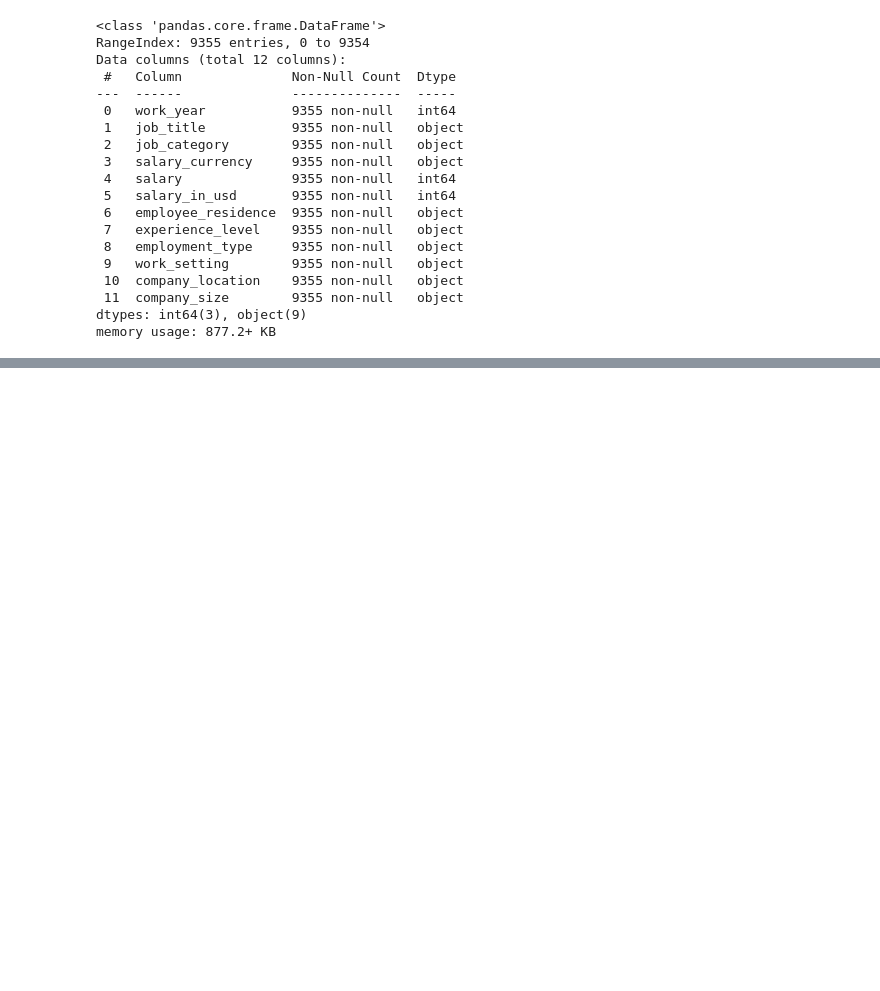
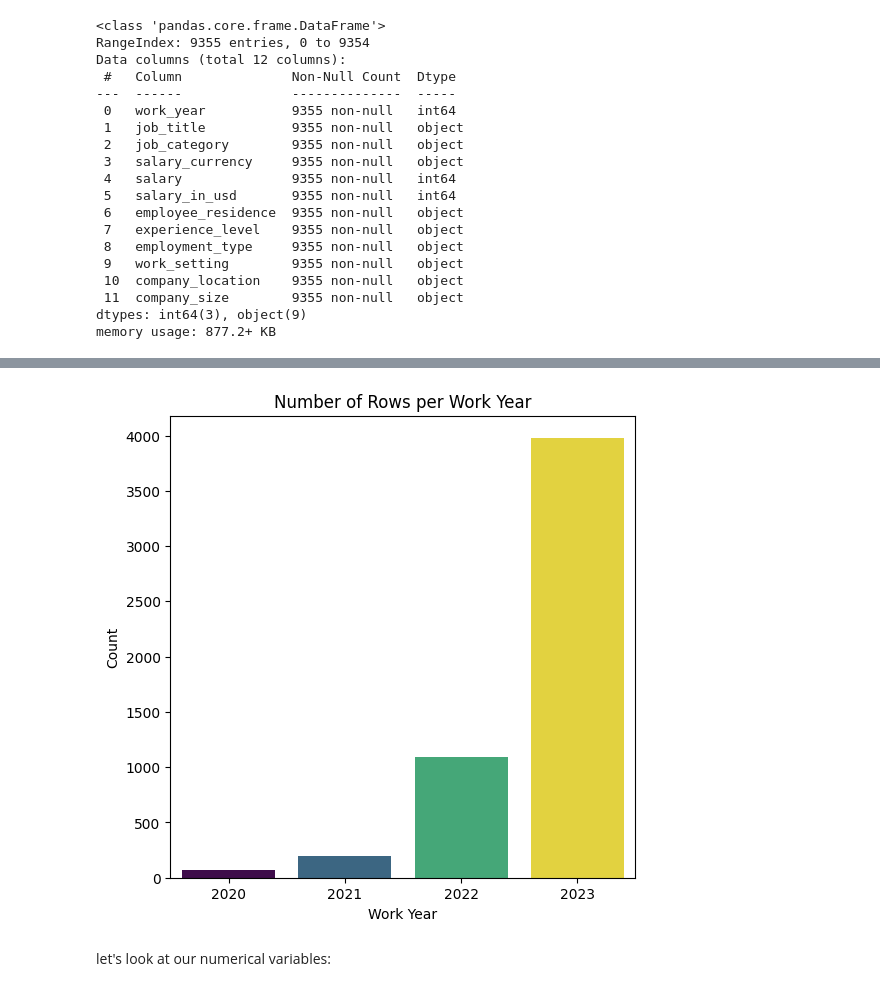
Before and after one commit to olgazju/project_salary_prediction, a Jupyter notebook: EDA.ipynb, the cells around one changed output, grey strips where cells are left out. Cells and saved outputs as stored; diff of their text form; code cells hidden in the pictures; blank space fills up the shorter version.

```diff
--- a/EDA.ipynb
+++ b/EDA.ipynb
@@ -101,0 +113,11 @@ plt.show()
+# %%
+plt.figure(figsize=(6, 6))
+sns.countplot(data=df, x='work_year', hue='work_year', palette='viridis', legend=False)
+plt.title('Number of Rows per Work Year')
+plt.xlabel('Work Year')
+plt.ylabel('Count')
+plt.show()
+# %% [output]
+[figure, added]
+# %% [markdown]
+let's look at our numerical variables:
```
Also changed, not shown: parts of 28 cells of this notebook.
